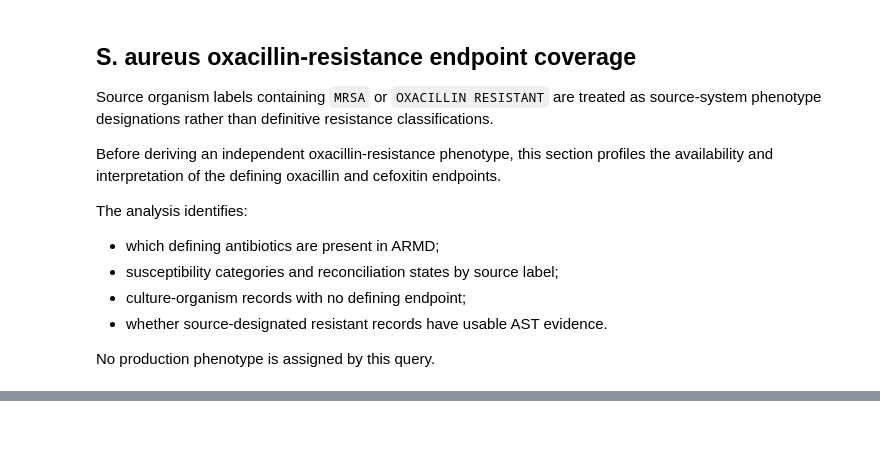
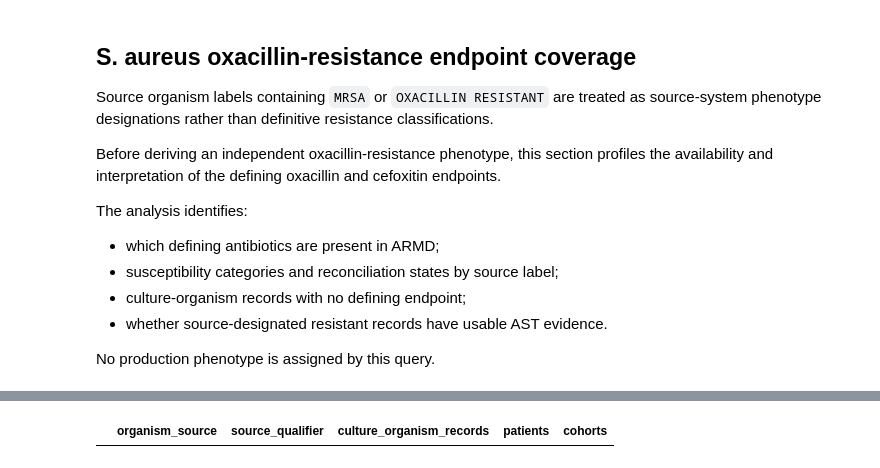
Before and after one commit to clarkbrendenj/ELT-Microbiology, a Jupyter notebook: notebooks/pipeline_validation/11_profile_cre_mdr_evaluability.ipynb, the cells around one changed output, grey strips where cells are left out. Saved outputs shown, nothing was run; the diff lists cells and outputs as text; code cells hidden in the pictures; blank space fills up the shorter version.

```diff
--- a/notebooks/pipeline_validation/11_profile_cre_mdr_evaluability.ipynb
+++ b/notebooks/pipeline_validation/11_profile_cre_mdr_evaluability.ipynb
@@ -1268,0 +2948,51 @@ order by
+# %%
+%sql
+select
+    organism_source,
+    source_qualifier,
+
+    count(*) as culture_organism_records,
+
+    count(
+        distinct patient_key
+    ) as patients,
+
+    array_sort(
+        collect_set(cohort_id)
+    ) as cohorts
+
+from workspace.micro_dev.int_mapped_cohort_culture_organism
+
+where organism_standardized = 'Pseudomonas aeruginosa'
+
+  and (
+         upper(organism_source) like '%MDR%'
+
+      or upper(organism_source)
+             like '%MULTI%DRUG%'
+
+      or upper(organism_source)
+             like '%MULTIDRUG%'
+
+      or upper(
+             coalesce(source_qualifier, '')
+         ) like '%MDR%'
+
+      or upper(
+             coalesce(source_qualifier, '')
+         ) like '%MULTI%DRUG%'
+
+      or upper(
+             coalesce(source_qualifier, '')
+         ) like '%MULTIDRUG%'
+  )
+
+group by
+    organism_source,
+    source_qualifier
+
+order by
+    culture_organism_records desc,
+    organism_source
+# %% [output]
+|  | organism_source | source_qualifier | culture_organism_records | patients | cohorts |
```
Also changed, not shown: parts of 18 cells of this notebook, 24 other files.
